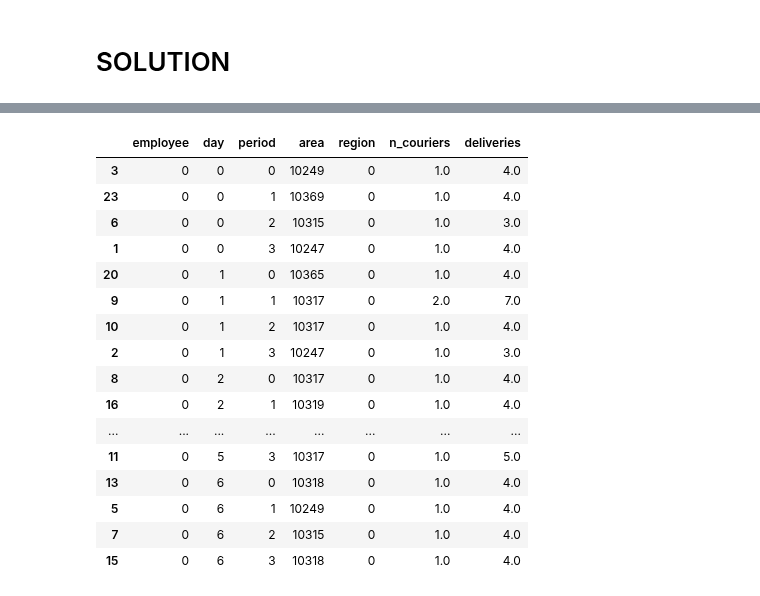
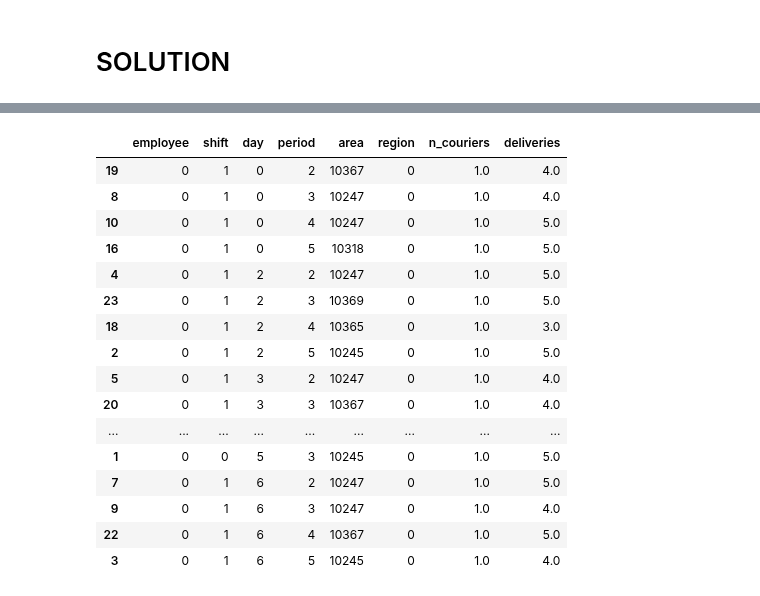
Before and after one commit to carlosperez1997/lmd-sizing-scheduling, a Jupyter notebook: solver/rostering.ipynb, the cells around one changed output, grey strips where cells are left out. Saved outputs shown, nothing was run; the diff lists cells and outputs as text; code cells hidden in the pictures.

```diff
--- a/solver/rostering.ipynb
+++ b/solver/rostering.ipynb
@@ -139,15 +139,26 @@ omega_var = m.addVars(n_areas, n_periods, n_days, vtype=GRB.CONTINUOUS, lb=0, na
 # CONSTRAINTS
 # %%
 # 1. Connecting employees moving around areas to shift assignment p
+if False:
+    for r in R:
+        for e in E[r]:
+            for p in P[r]:
+                for d in D:
+                    Ar = A[r]
+                    m.addConstr(
+                        (sum([k_var[e, a, theta, d] for a in Ar for theta in Theta]) == 1/2 * h[p] * r_var[e,p,d] ),
+                        name = f'moving_areas_{r}_{e}_{p}_{d}'
+                    )
+
+# CORRECTED!
 for r in R:
     for e in E[r]:
-        for p in P[r]:
-            for d in D:
-                Ar = A[r]
-                m.addConstr(
-                    (sum([k_var[e, a, theta, d] for a in Ar for theta in Theta]) == 1/2 * h[p] * r_var[e,p,d] ),
-                    name = f'moving_areas_{r}_{e}_{p}_{d}'
-                )
+        for d in D:
+            Ar, Pr = A[r], P[r]
+            m.addConstr(
+                (sum([k_var[e, a, theta, d] for a in Ar for theta in Theta]) == 1/2 * sum([h[p] * r_var[e,p,d] for p in Pr])),
+                name = f'moving_areas_{r}_{e}_{d}'
+            )
 # %%
 # 2. Employee can only be assigned to one area at a time
 for r in R:
@@ -207,15 +218,16 @@ for r in R:
 # %%
 # 5. Min - Max hours worked per week
 for r in R:
+    Pr = P[r]
     for e in E[r]:
         min_hours = h_min[e]
         max_hours = h_max[e]
 
-        m.addConstr(( h[p] * sum([r_var[e, p, d] for p in Pr for d in D]) >= min_hours),
+        m.addConstr((sum([ h[p] * r_var[e, p, d] for p in Pr for d in D]) >= min_hours),
             name = f'min_hours_{r}_{e}'
         )
 
-        m.addConstr(( h[p] * sum([r_var[e, p, d] for p in Pr for d in D]) <= max_hours),
+        m.addConstr(( sum([ h[p] * r_var[e, p, d] for p in Pr for d in D]) <= max_hours),
             name = f'max_hours_{r}_{e}'
         )
 # %%
@@ -230,7 +242,7 @@ for r in R:
 for r in R:
     for e in E[r]:
         Pr = P[r]
-        m.addConstr((sum([r_var[e, p, d] for p in Pr]) <= b_max[e]),
+        m.addConstr((sum([u_var[e, p] for p in Pr]) <= b_max[e]),
             name = f'start_times_{r}_{e}_2'
         )
 # %%
@@ -402,10 +388,12 @@ for e in employees:
     for a in areas:
         for theta in Theta:
             for d in D:
+                for p in shifts:
+                    shift = int(r_var[e, p, d].X)
                 value = k_var[e, area_map[a], theta, d].X
                 if value > 0.5:
-                    area_employee_assignment.append([e, a, theta, d])
+                    area_employee_assignment.append([e, a, theta, d, shift])
 
-area_employee_assignment_df = pd.DataFrame(area_employee_assignment, columns=['employee', 'area', 'period', 'day'])
-area_employee_assignment_df
+area_employee_assignment_df = pd.DataFrame(area_employee_assignment, columns=['employee', 'area', 'period', 'day', 'shift'])
+area_employee_assignment_df.head(10)
 # %% [output]
@@ -425,33 +421,33 @@ area_employee_assignment_df
 # %%
 (
     area_employee_assignment_df
     .query('employee == 0')
     .merge(couriers_needed_df, on=['day', 'area', 'period'])
     .assign(
         region = area_employee_assignment_df['area'].map(region_area_map)
     )
     .sort_values(['day', 'period'])
-    [['employee', 'day', 'period', 'area', 'region', 'n_couriers', 'deliveries']]
+    [['employee', 'shift', 'day', 'period', 'area', 'region', 'n_couriers', 'deliveries']]
     .head(100)
 )
 # %% [output]
-|  | employee | day | period | area | region | n_couriers | deliveries |
-| 3 | 0 | 0 | 0 | 10249 | 0 | 1.0 | 4.0 |
-| 23 | 0 | 0 | 1 | 10369 | 0 | 1.0 | 4.0 |
-| 6 | 0 | 0 | 2 | 10315 | 0 | 1.0 | 3.0 |
-| 1 | 0 | 0 | 3 | 10247 | 0 | 1.0 | 4.0 |
-| 20 | 0 | 1 | 0 | 10365 | 0 | 1.0 | 4.0 |
-| 9 | 0 | 1 | 1 | 10317 | 0 | 2.0 | 7.0 |
-| 10 | 0 | 1 | 2 | 10317 | 0 | 1.0 | 4.0 |
-| 2 | 0 | 1 | 3 | 10247 | 0 | 1.0 | 3.0 |
-| 8 | 0 | 2 | 0 | 10317 | 0 | 1.0 | 4.0 |
-| 16 | 0 | 2 | 1 | 10319 | 0 | 1.0 | 4.0 |
-| ... | ... | ... | ... | ... | ... | ... | ... |
-| 11 | 0 | 5 | 3 | 10317 | 0 | 1.0 | 5.0 |
-| 13 | 0 | 6 | 0 | 10318 | 0 | 1.0 | 4.0 |
-| 5 | 0 | 6 | 1 | 10249 | 0 | 1.0 | 4.0 |
-| 7 | 0 | 6 | 2 | 10315 | 0 | 1.0 | 4.0 |
-| 15 | 0 | 6 | 3 | 10318 | 0 | 1.0 | 4.0 |
+|  | employee | shift | day | period | area | region | n_couriers | deliveries |
+| 19 | 0 | 1 | 0 | 2 | 10367 | 0 | 1.0 | 4.0 |
+| 8 | 0 | 1 | 0 | 3 | 10247 | 0 | 1.0 | 4.0 |
+| 10 | 0 | 1 | 0 | 4 | 10247 | 0 | 1.0 | 5.0 |
+| 16 | 0 | 1 | 0 | 5 | 10318 | 0 | 1.0 | 5.0 |
+| 4 | 0 | 1 | 2 | 2 | 10247 | 0 | 1.0 | 5.0 |
+| 23 | 0 | 1 | 2 | 3 | 10369 | 0 | 1.0 | 5.0 |
+| 18 | 0 | 1 | 2 | 4 | 10365 | 0 | 1.0 | 3.0 |
+| 2 | 0 | 1 | 2 | 5 | 10245 | 0 | 1.0 | 5.0 |
+| 5 | 0 | 1 | 3 | 2 | 10247 | 0 | 1.0 | 4.0 |
+| 20 | 0 | 1 | 3 | 3 | 10367 | 0 | 1.0 | 4.0 |
+| ... | ... | ... | ... | ... | ... | ... | ... | ... |
+| 1 | 0 | 0 | 5 | 3 | 10245 | 0 | 1.0 | 5.0 |
+| 7 | 0 | 1 | 6 | 2 | 10247 | 0 | 1.0 | 5.0 |
+| 9 | 0 | 1 | 6 | 3 | 10247 | 0 | 1.0 | 4.0 |
+| 22 | 0 | 1 | 6 | 4 | 10367 | 0 | 1.0 | 5.0 |
+| 3 | 0 | 1 | 6 | 5 | 10245 | 0 | 1.0 | 4.0 |
 # %%
 (
     area_employee_assignment_df
```
Also changed, not shown: parts of 20 cells of this notebook.
